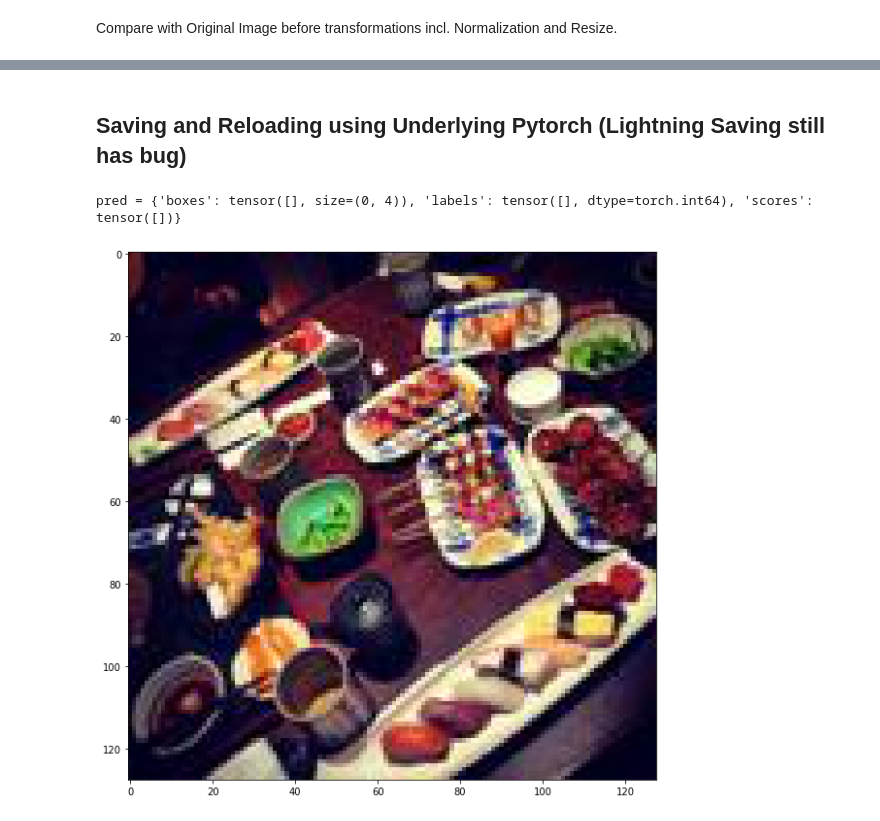
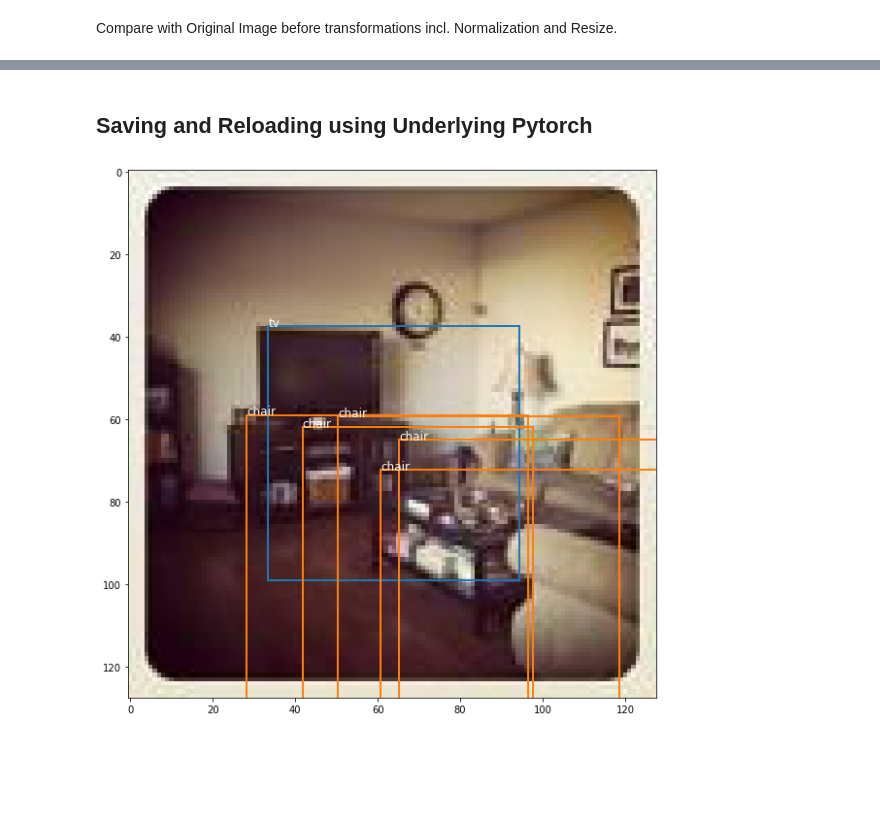
Before and after one commit to bguan/plmcbbox, a Jupyter notebook: 30_subcoco_pl.ipynb, the cells around one changed output, grey strips where cells are left out. Saved outputs shown, nothing was run; the diff lists cells and outputs as text; code cells hidden in the pictures; blank space fills up the shorter version.

```diff
--- a/30_subcoco_pl.ipynb
+++ b/30_subcoco_pl.ipynb
@@ -462,7 +473,7 @@ On my Dell XPS15 GTX-1050 GPU w/ 4GB VRAM,  I can average 1 epoc every 120 min o
 Using my GCP w/ V100 of 16GB VRAM, I can fit bs=12 for sample_coco, acc=16, img 384x384, with unfrozen backbone, 1 epoc every ~25 minutes.
 # %%
 #export
-def run_training(stats:CocoDatasetStats, modeldir:str, img_dir:str, resume_saved_model_file:str=None,
+def run_training(stats:CocoDatasetStats, modeldir:str, img_dir:str, resume_ckpt_fname:str=None,
                  img_sz=384, bs=12, acc=4, workers=4, head_runs=50, full_runs=200):
 
     frcnn_model = FRCNN(lbl2name=stats.lbl2name)
@@ -486,12 +497,15 @@ def run_training(stats:CocoDatasetStats, modeldir:str, img_dir:str, resume_saved
     )
     gpumon_cb = PyTorchGpuMonitorCallback(delay=1)
     callbacks = [early_stop_cb, gpumon_cb]
-
-    if resume_saved_model_file and os.path.isfile(f'{modeldir}/{resume_saved_model_file}'):
+    resume_ckpt = f'{modeldir}/{resume_ckpt_fname}' if resume_ckpt_fname != None else None
+    if resume_ckpt and os.path.isfile(resume_ckpt):
         try:
-            frcnn_model.model.load_state_dict(torch.load(resume_saved_model_file))
+            print(f'Loading previously saved model: {resume_ckpt}...')
+            frcnn_model = FRCNN.load_from_checkpoint(resume_ckpt, lbl2name=stats.lbl2name)
         except Exception as e:
-            print(f'Unexpected error loading previously saved model: {e}')
+            print(f'Unexpected error loading previously saved model {resume_ckpt}: {e}')
+    elif resume_ckpt:
+        print(f'Failed to find {resume_ckpt}')
 
     # train head only, since using less params, double the bs and half the grad accumulation cycle to use more GPU VRAM
     if head_runs > 0:
@@ -513,7 +527,9 @@ def run_training(stats:CocoDatasetStats, modeldir:str, img_dir:str, resume_saved
 img_sz, bs, acc, workers, head_runs, full_runs = 128, 1, 16, 4, 1, 0
 if torch.cuda.is_available():
     monitor.display_average_stats_per_gpu()
-    frcnn_model, last_model_path = run_training(stats, 'models', img_dir, img_sz=img_sz, bs=bs, acc=acc, workers=workers, head_runs=head_runs, full_runs=full_runs)
+    frcnn_model, last_model_path = run_training(
+        stats, 'models', img_dir, resume_ckpt_fname='last.ckpt', img_sz=img_sz,
+        bs=bs, acc=acc, workers=workers, head_runs=head_runs, full_runs=full_runs)
 
     print(f"last_model_path saved = {last_model_path}")
 # %% [output]
@@ -551,8 +567,7 @@ if is_notebook() and torch.cuda.is_available():
 Time to see how well the model can perform.
 # %%
 if torch.cuda.is_available():
-    x = images[0]
-    y = targets[0]
+    x, y = dataset[best_img_pos]
     pimg = torchvision.transforms.ToPILImage()(x)
     tgt_l2bs = defaultdict(empty_list)
     for l, b in zip(list(y['labels']), y['boxes']):
@@ -579,0 +596,10 @@ if torch.cuda.is_available():
+# %%
+#hide
+if torch.cuda.is_available():
+    pretrained_model = FRCNN.load_from_checkpoint('models/last.ckpt', lbl2name=stats.lbl2name)
+    pretrained_model.freeze()
+    x, y = dataset[best_img_pos]
+    pred = pretrained_model([x])
+    pred_l2bs = digest_pred(stats.lbl2name, pred[0])
+    pimg = torchvision.transforms.ToPILImage()(x)
+    overlay_img_bbox(pimg, pred_l2bs, stats.lbl2name)
@@ -580,5 +608,5 @@ if torch.cuda.is_available():
 # %% [markdown]
-## Saving and Reloading using Underlying Pytorch (Lightning Saving still has bug)
+## Saving and Reloading using Underlying Pytorch
 # %%
 # export
 def save_final(frcnn_model, model_save_path):
@@ -592,12 +620,11 @@ if torch.cuda.is_available():
     pretrained_model.freeze()
 # %%
 if torch.cuda.is_available():
-    x = images[1]
+    x, y = dataset[best_img_pos]
     pred = pretrained_model([x])
     pred_l2bs = digest_pred(stats.lbl2name, pred[0])
     pimg = torchvision.transforms.ToPILImage()(x)
 
     overlay_img_bbox(pimg, pred_l2bs, stats.lbl2name)
 # %% [output]
-pred = {'boxes': tensor([], size=(0, 4)), 'labels': tensor([], dtype=torch.int64), 'scores': tensor([])}
-[figure, old version]
+[figure, new version]
```
Also changed, not shown: parts of 12 cells of this notebook, 4 other files.
